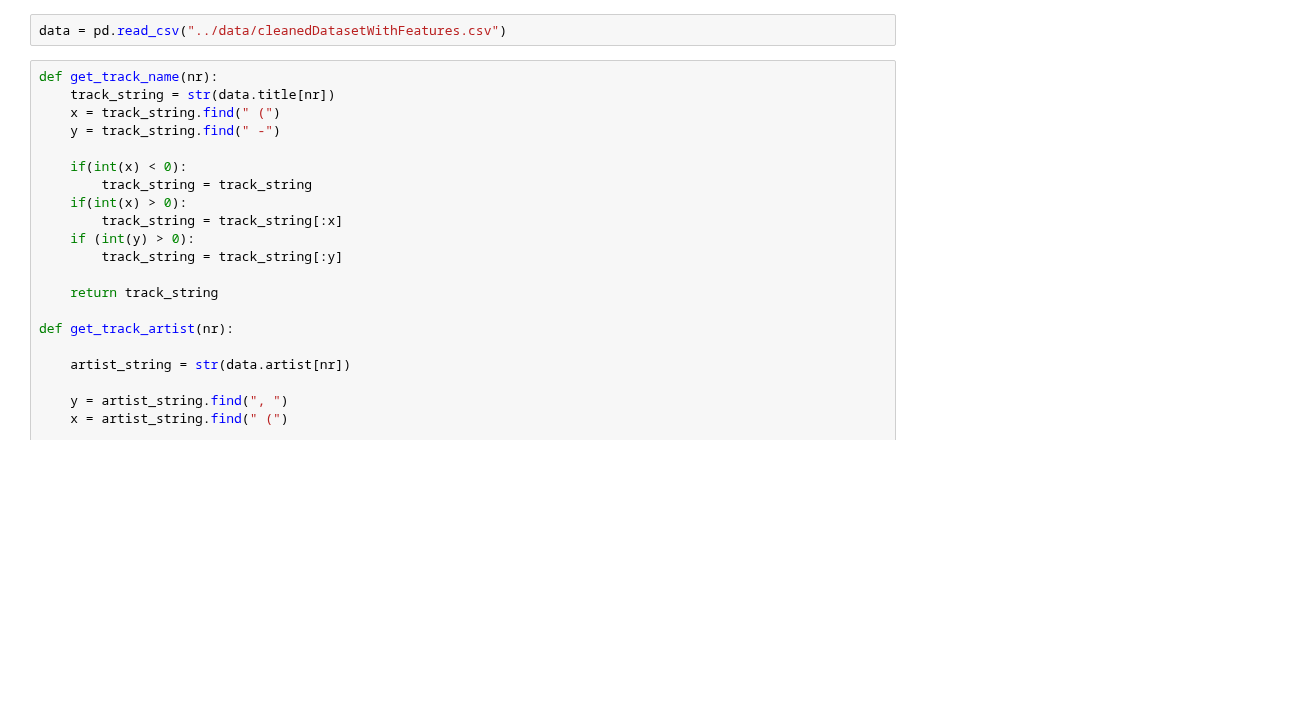
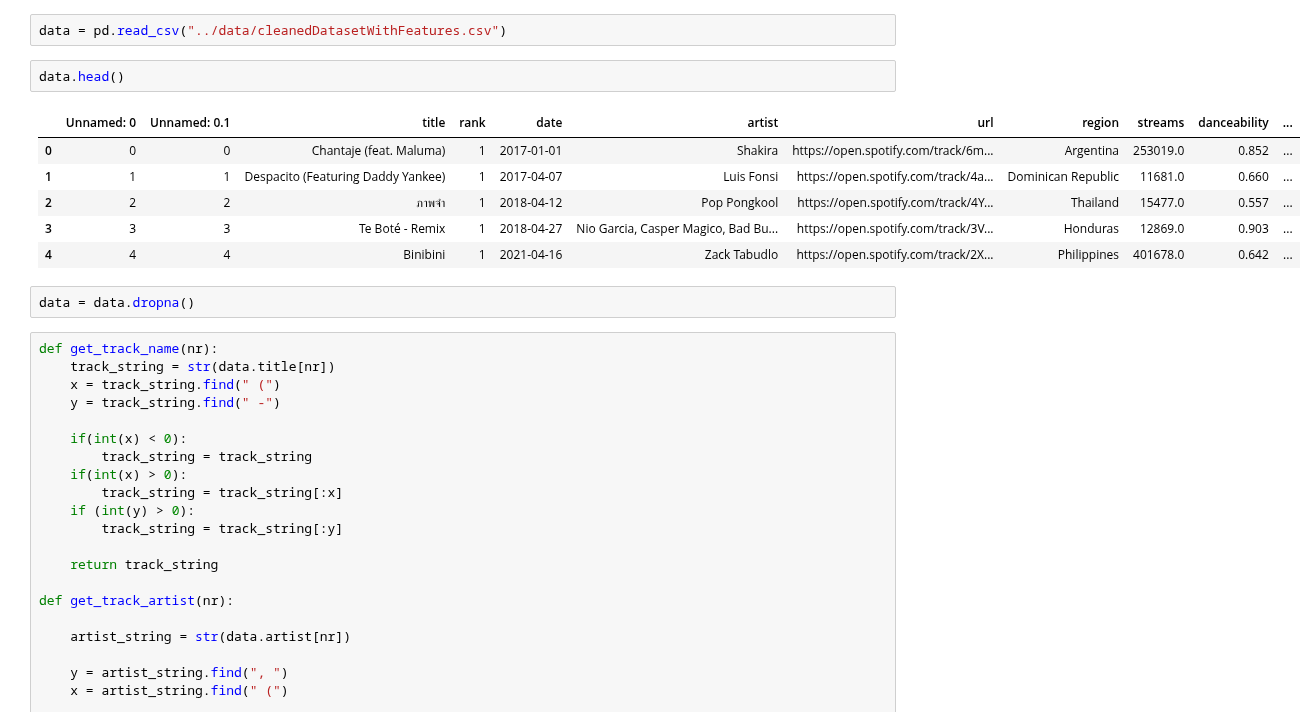
Before and after one commit to HolmQ84/DataScience-ExamProject, a Jupyter notebook: DataScience-SongManagement/JupyterNotebook/Combining song feature to the cleaned dataset(P).ipynb, the cells around one changed output. Saved outputs shown, nothing was run; the diff lists cells and outputs as text; blank space fills up the shorter version.

```diff
--- a/DataScience-SongManagement/JupyterNotebook/Combining song feature to the cleaned dataset(P).ipynb
+++ b/DataScience-SongManagement/JupyterNotebook/Combining song feature to the cleaned dataset(P).ipynb
@@ -201,6 +224,17 @@ from urllib.request import urlopen
 from bs4 import BeautifulSoup
 # %%
 data = pd.read_csv("../data/cleanedDatasetWithFeatures.csv")
+# %%
+data.head()
+# %% [output]
+|  | Unnamed: 0 | Unnamed: 0.1 | title | rank | date | artist | url | region | streams | danceability | ... |
+| 0 | 0 | 0 | Chantaje (feat. Maluma) | 1 | 2017-01-01 | Shakira | https://open.spotify.com/track/6m... | Argentina | 253019.0 | 0.852 | ... |
+| 1 | 1 | 1 | Despacito (Featuring Daddy Yankee) | 1 | 2017-04-07 | Luis Fonsi | https://open.spotify.com/track/4a... | Dominican Republic | 11681.0 | 0.660 | ... |
+| 2 | 2 | 2 | ภาพจำ | 1 | 2018-04-12 | Pop Pongkool | https://open.spotify.com/track/4Y... | Thailand | 15477.0 | 0.557 | ... |
+| 3 | 3 | 3 | Te Boté - Remix | 1 | 2018-04-27 | Nio Garcia, Casper Magico, Bad Bu... | https://open.spotify.com/track/3V... | Honduras | 12869.0 | 0.903 | ... |
+| 4 | 4 | 4 | Binibini | 1 | 2021-04-16 | Zack Tabudlo | https://open.spotify.com/track/2X... | Philippines | 401678.0 | 0.642 | ... |
+# %%
+data = data.dropna()
 # %%
 def get_track_name(nr):
     track_string = str(data.title[nr])
```
Also changed, not shown: parts of 4 cells of this notebook, 2 other files.
